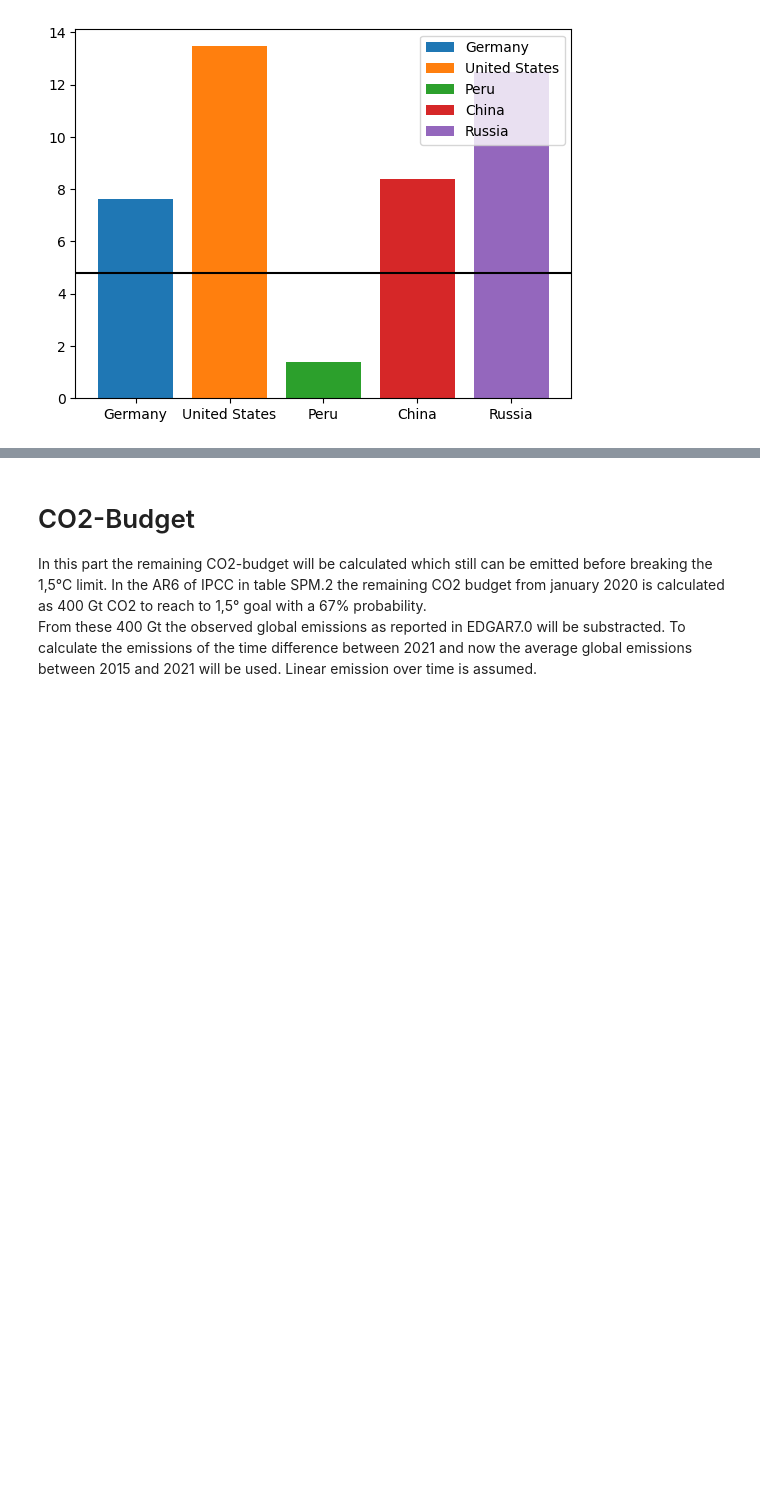
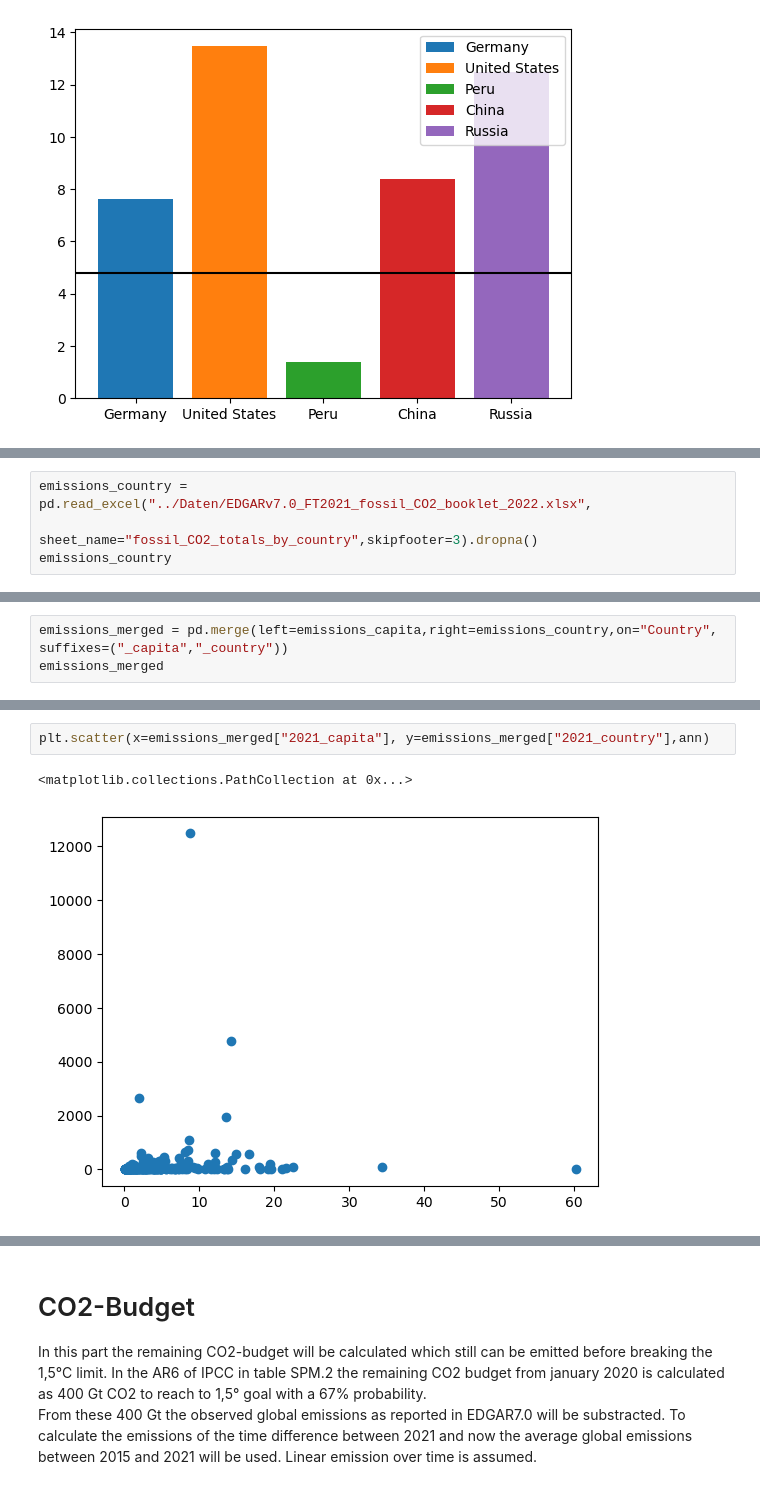
Before and after one commit to programlich/climate_dashboard, a Jupyter notebook: Analysis/climate.ipynb, the cells around one changed output, grey strips where cells are left out. Drawn from its saved outputs; the diff is of its cells as text; blank space fills up the shorter version.

```diff
--- a/Analysis/climate.ipynb
+++ b/Analysis/climate.ipynb
@@ -198,0 +212,4 @@ plot_country_capita_emissions(["Germany", "United States", "Peru", "China", "Rus
+# %%
+emissions_country = pd.read_excel("../Daten/EDGARv7.0_FT2021_fossil_CO2_booklet_2022.xlsx",
+                                 sheet_name="fossil_CO2_totals_by_country",skipfooter=3).dropna()
+emissions_country
@@ -198,0 +230,4 @@ plot_country_capita_emissions(["Germany", "United States", "Peru", "China", "Rus
+# %%
+emissions_merged = pd.merge(left=emissions_capita,right=emissions_country,on="Country",
+suffixes=("_capita","_country"))
+emissions_merged
@@ -198,0 +248,5 @@ plot_country_capita_emissions(["Germany", "United States", "Peru", "China", "Rus
+# %%
+plt.scatter(x=emissions_merged["2021_capita"], y=emissions_merged["2021_country"],ann)
+# %% [output]
+<matplotlib.collections.PathCollection at 0x...>
+[figure, added]
```
Also changed, not shown: parts of 10 cells of this notebook.
